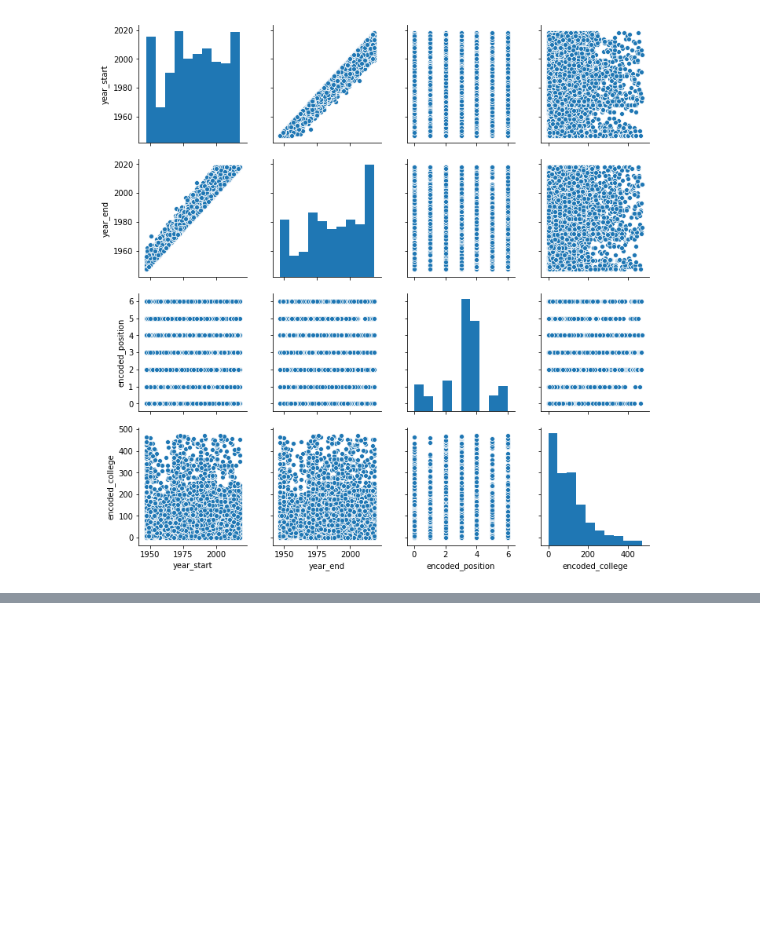
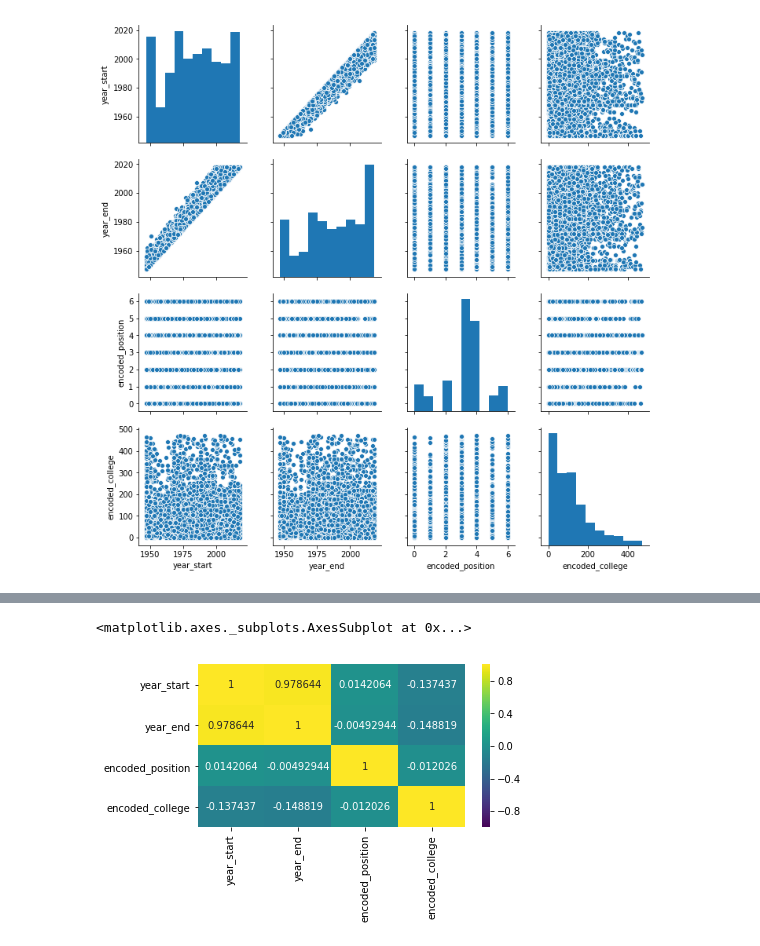
Before and after one commit to alexpon92/ntlg_test, a Jupyter notebook: Python/hw8/hw8.ipynb, the cells around one changed output, grey strips where cells are left out. Cells and saved outputs as stored; diff of their text form; code cells hidden in the pictures; blank space fills up the shorter version.

```diff
--- a/Python/hw8/hw8.ipynb
+++ b/Python/hw8/hw8.ipynb
@@ -112,0 +127,5 @@ sns_plot.savefig('pairplot.png')
+# %%
+sns.heatmap(corr_params.corr(), annot=True, fmt="g", cmap='viridis', robust=True, vmax=1, vmin=-1)
+# %% [output]
+<matplotlib.axes._subplots.AxesSubplot at 0x...>
+[figure, added]
```
Also changed, not shown: parts of 9 cells of this notebook.
